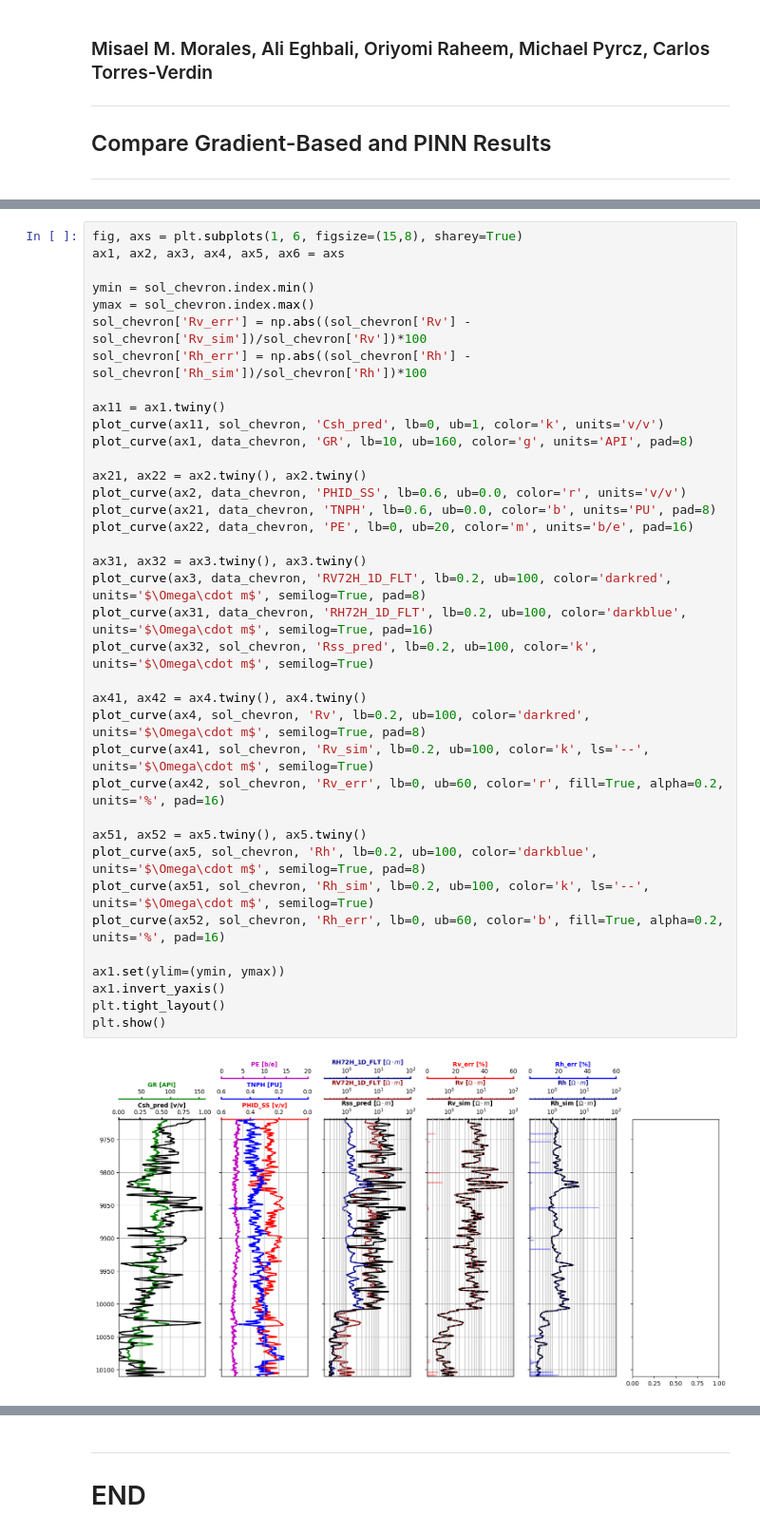
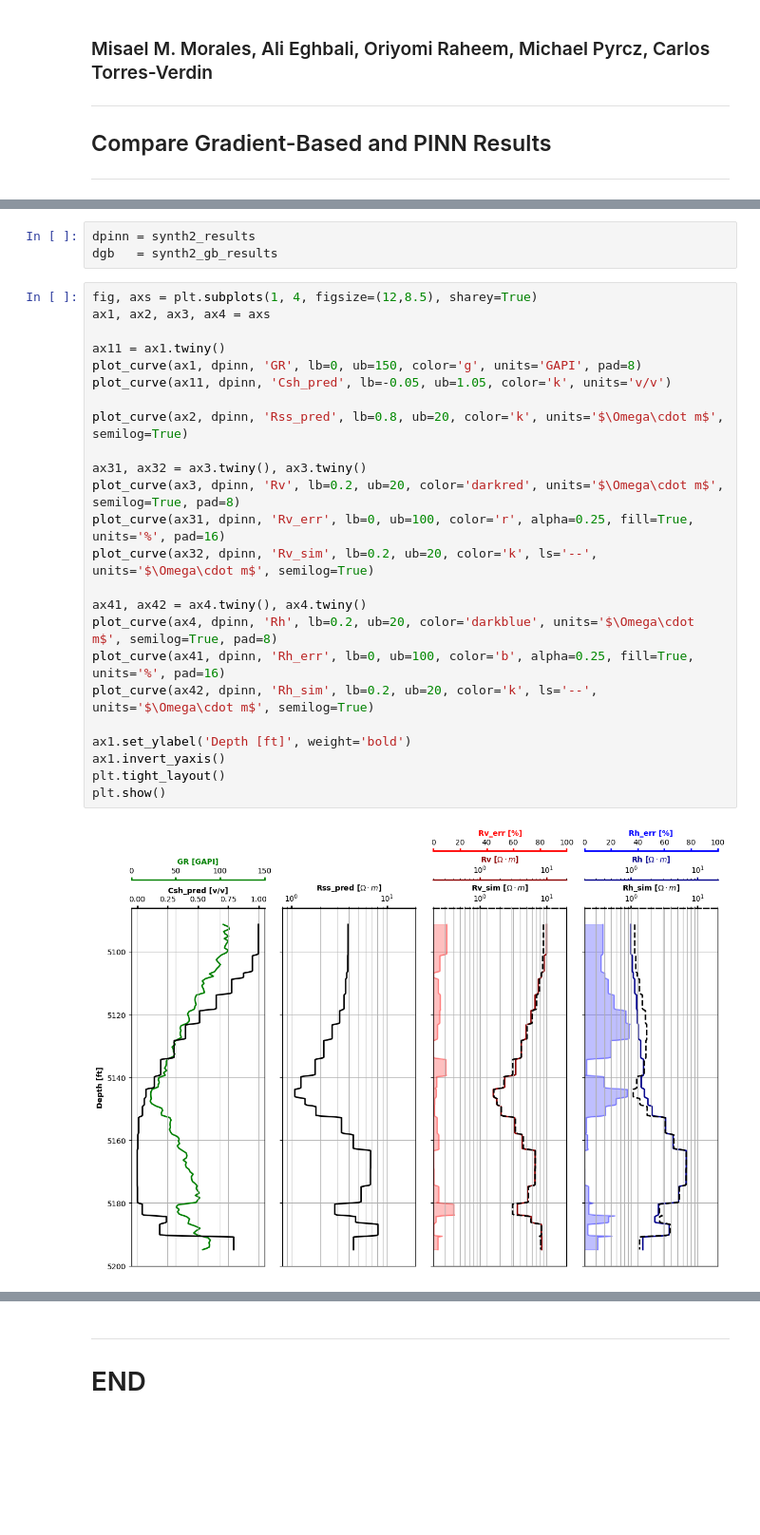
Before and after one commit to misaelmmorales/Anisotropic-Resistivity-Inversion, a Jupyter notebook: main_CompareResults.ipynb, the cells around one changed output, grey strips where cells are left out. Shown at 95% size. Drawn from its saved outputs; the diff is of its cells as text; blank space fills up the shorter version.

```diff
--- a/main_CompareResults.ipynb
+++ b/main_CompareResults.ipynb
@@ -35,39 +117,29 @@ sol_syn2    = pd.read_csv('results/gradient_based_solution_synthetic2.csv', inde
+# %%
+dpinn = synth2_results
+dgb   = synth2_gb_results
 # %%
-fig, axs = plt.subplots(1, 6, figsize=(15,8), sharey=True)
-ax1, ax2, ax3, ax4, ax5, ax6 = axs
-
-ymin = sol_chevron.index.min()
-ymax = sol_chevron.index.max()
-sol_chevron['Rv_err'] = np.abs((sol_chevron['Rv'] - sol_chevron['Rv_sim'])/sol_chevron['Rv'])*100
-sol_chevron['Rh_err'] = np.abs((sol_chevron['Rh'] - sol_chevron['Rh_sim'])/sol_chevron['Rh'])*100
+fig, axs = plt.subplots(1, 4, figsize=(12,8.5), sharey=True)
+ax1, ax2, ax3, ax4 = axs
 
 ax11 = ax1.twiny()
-plot_curve(ax11, sol_chevron, 'Csh_pred', lb=0, ub=1, color='k', units='v/v')
-plot_curve(ax1, data_chevron, 'GR', lb=10, ub=160, color='g', units='API', pad=8)
+plot_curve(ax1, dpinn, 'GR', lb=0, ub=150, color='g', units='GAPI', pad=8)
+plot_curve(ax11, dpinn, 'Csh_pred', lb=-0.05, ub=1.05, color='k', units='v/v')
 
-ax21, ax22 = ax2.twiny(), ax2.twiny()
-plot_curve(ax2, data_chevron, 'PHID_SS', lb=0.6, ub=0.0, color='r', units='v/v')
-plot_curve(ax21, data_chevron, 'TNPH', lb=0.6, ub=0.0, color='b', units='PU', pad=8)
-plot_curve(ax22, data_chevron, 'PE', lb=0, ub=20, color='m', units='b/e', pad=16)
+plot_curve(ax2, dpinn, 'Rss_pred', lb=0.8, ub=20, color='k', units='$\Omega\cdot m$', semilog=True)
 
 ax31, ax32 = ax3.twiny(), ax3.twiny()
-plot_curve(ax3, data_chevron, 'RV72H_1D_FLT', lb=0.2, ub=100, color='darkred', units='$\Omega\cdot m$', semilog=True, pad=8)
-plot_curve(ax31, data_chevron, 'RH72H_1D_FLT', lb=0.2, ub=100, color='darkblue', units='$\Omega\cdot m$', semilog=True, pad=16)
-plot_curve(ax32, sol_chevron, 'Rss_pred', lb=0.2, ub=100, color='k', units='$\Omega\cdot m$', semilog=True)
+plot_curve(ax3, dpinn, 'Rv', lb=0.2, ub=20, color='darkred', units='$\Omega\cdot m$', semilog=True, pad=8)
+plot_curve(ax31, dpinn, 'Rv_err', lb=0, ub=100, color='r', alpha=0.25, fill=True, units='%', pad=16)
+plot_curve(ax32, dpinn, 'Rv_sim', lb=0.2, ub=20, color='k', ls='--', units='$\Omega\cdot m$', semilog=True)
 
 ax41, ax42 = ax4.twiny(), ax4.twiny()
-plot_curve(ax4, sol_chevron, 'Rv', lb=0.2, ub=100, color='darkred', units='$\Omega\cdot m$', semilog=True, pad=8)
-plot_curve(ax41, sol_chevron, 'Rv_sim', lb=0.2, ub=100, color='k', ls='--', units='$\Omega\cdot m$', semilog=True)
-plot_curve(ax42, sol_chevron, 'Rv_err', lb=0, ub=60, color='r', fill=True, alpha=0.2, units='%', pad=16)
+plot_curve(ax4, dpinn, 'Rh', lb=0.2, ub=20, color='darkblue', units='$\Omega\cdot m$', semilog=True, pad=8)
+plot_curve(ax41, dpinn, 'Rh_err', lb=0, ub=100, color='b', alpha=0.25, fill=True, units='%', pad=16)
+plot_curve(ax42, dpinn, 'Rh_sim', lb=0.2, ub=20, color='k', ls='--', units='$\Omega\cdot m$', semilog=True)
 
-ax51, ax52 = ax5.twiny(), ax5.twiny()
-plot_curve(ax5, sol_chevron, 'Rh', lb=0.2, ub=100, color='darkblue', units='$\Omega\cdot m$', semilog=True, pad=8)
-plot_curve(ax51, sol_chevron, 'Rh_sim', lb=0.2, ub=100, color='k', ls='--', units='$\Omega\cdot m$', semilog=True)
-plot_curve(ax52, sol_chevron, 'Rh_err', lb=0, ub=60, color='b', fill=True, alpha=0.2, units='%', pad=16)
-
-ax1.set(ylim=(ymin, ymax))
+ax1.set_ylabel('Depth [ft]', weight='bold')
 ax1.invert_yaxis()
 plt.tight_layout()
 plt.show()
 # %% [output]
-[figure, old version]
+[figure, new version]
```
Also changed, not shown: parts of 10 cells of this notebook, 4 other files.
